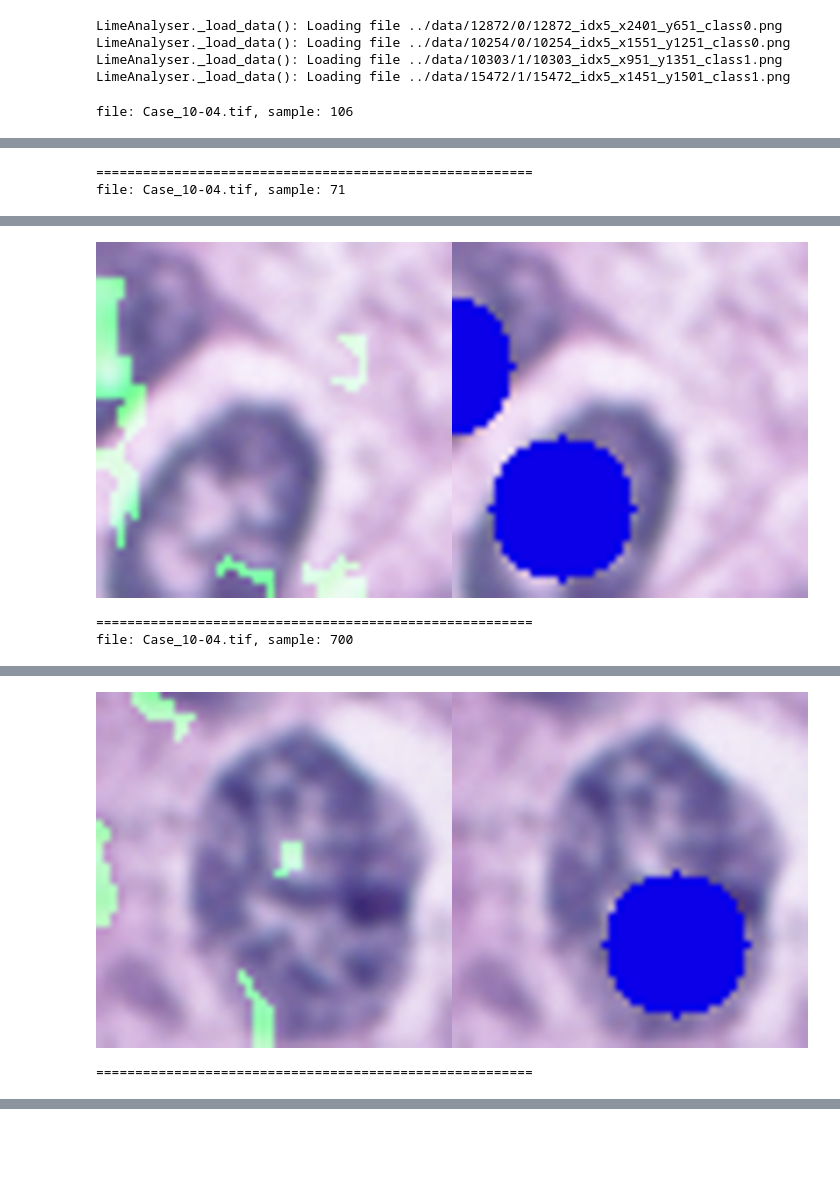
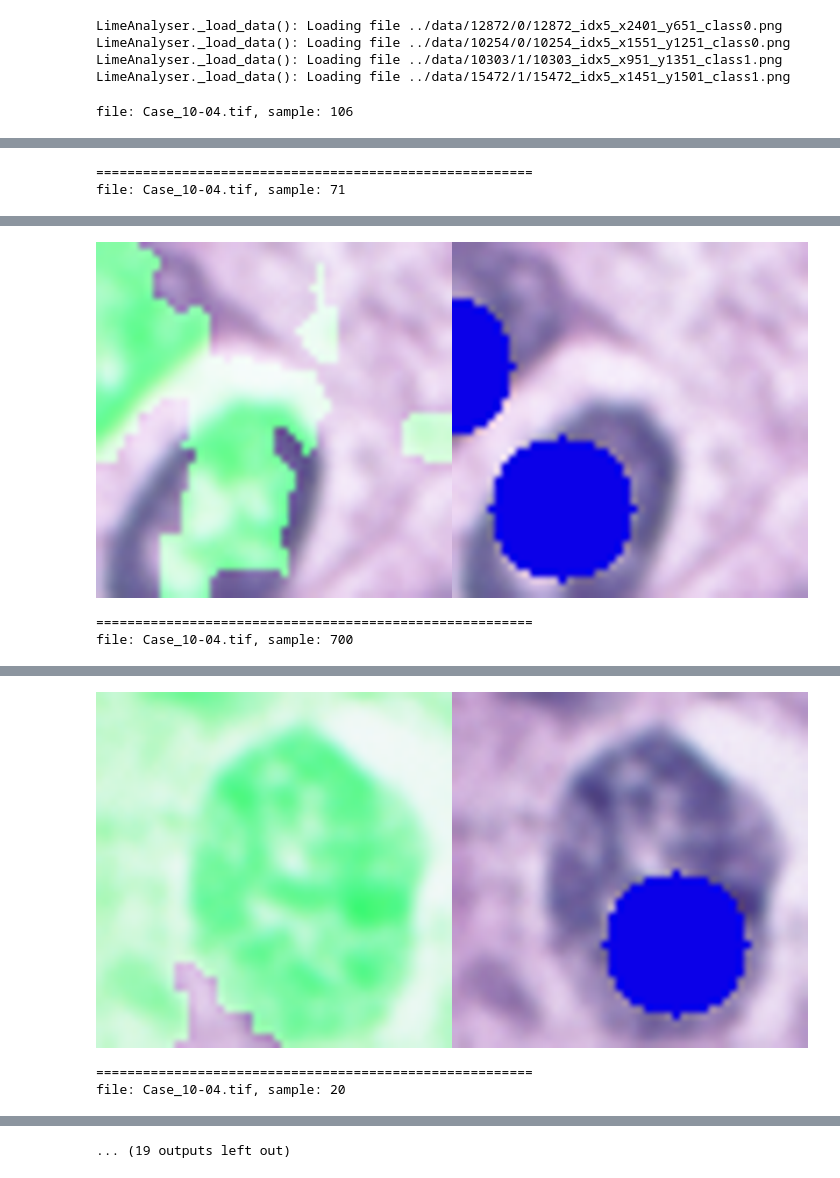
Before and after one commit to MikolajDrzewiecki/BreastCancerAnalysis, a Jupyter notebook: notebooks/lime_analysis.ipynb, the cells around one changed output, grey strips where cells are left out. Drawn from its saved outputs; the diff is of its cells as text; code cells hidden in the pictures; blank space fills up the shorter version.

```diff
--- a/notebooks/lime_analysis.ipynb
+++ b/notebooks/lime_analysis.ipynb
@@ -66,9 +66,9 @@ class LimeAnalyser:
 
             explanation = self._explainer.explain_instance(
                 image_part, self.pred_fn, top_labels=5, num_samples=500, segmentation_fn=analyzer.segmenter, hide_color=0)
-            temp, _ = explanation.get_image_and_mask(
-                explanation.top_labels[0], positive_only=False, num_features=5, hide_rest=False)
-
+            print(explanation.local_exp)
+            temp, mask = explanation.get_image_and_mask(
+                explanation.top_labels[0], positive_only=False, num_features=1000, hide_rest=False, min_weight=0.001)
 
             explanation_img = Image.fromarray(temp.astype(np.uint8))
             explanation_img = explanation_img.resize((360, 360))
@@ -134,7 +134,7 @@ class LimeAnalyser:
     def _setup_explainer(self):
         self._model = keras.models.load_model("../models/CanDetect.keras")
         self._explainer = lime_image.LimeImageExplainer(verbose=False)
-        self._segmenter = SegmentationAlgorithm('slic', n_segments=100, compactness=1, sigma=1)
+        self._segmenter = SegmentationAlgorithm('slic', n_segments=50, compactness=1, sigma=1)
 
 analyzer = LimeAnalyser()
 # %% [output]
@@ -143,6 +143,6 @@ LimeAnalyser._load_data(): Loading file ../data/10254/0/10254_idx5_x1551_y1251_c
 LimeAnalyser._load_data(): Loading file ../data/10303/1/10303_idx5_x951_y1351_class1.png
 LimeAnalyser._load_data(): Loading file ../data/15472/1/15472_idx5_x1451_y1501_class1.png
 # %%
-analyzer.explain_tagged_files(3)
+analyzer.explain_tagged_files(10)
 # %% [output]
 file: Case_10-04.tif, sample: 106
@@ -186,3 +186,3 @@ file: Case_10-04.tif, sample: 71
-[figure, old version]
+[figure, new version]
 ========================================================
 file: Case_10-04.tif, sample: 700
@@ -206,2 +206,3 @@ file: Case_10-04.tif, sample: 700
-[figure, old version]
+[figure, new version]
 ========================================================
+file: Case_10-04.tif, sample: 20
@@ -207,0 +227 @@ file: Case_10-04.tif, sample: 700
+... (19 outputs left out)
```
Also changed, not shown: parts of 1 cell of this notebook.
